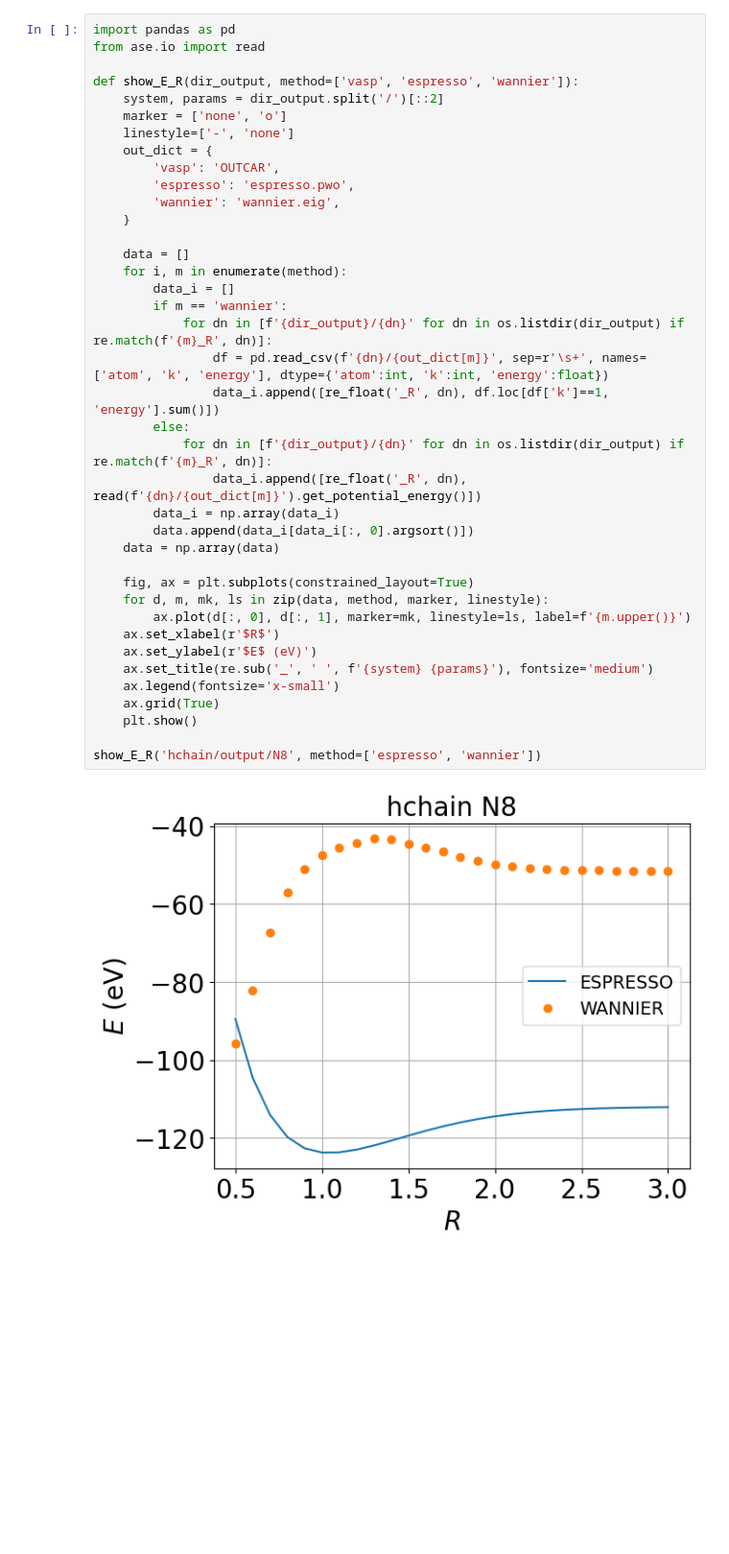
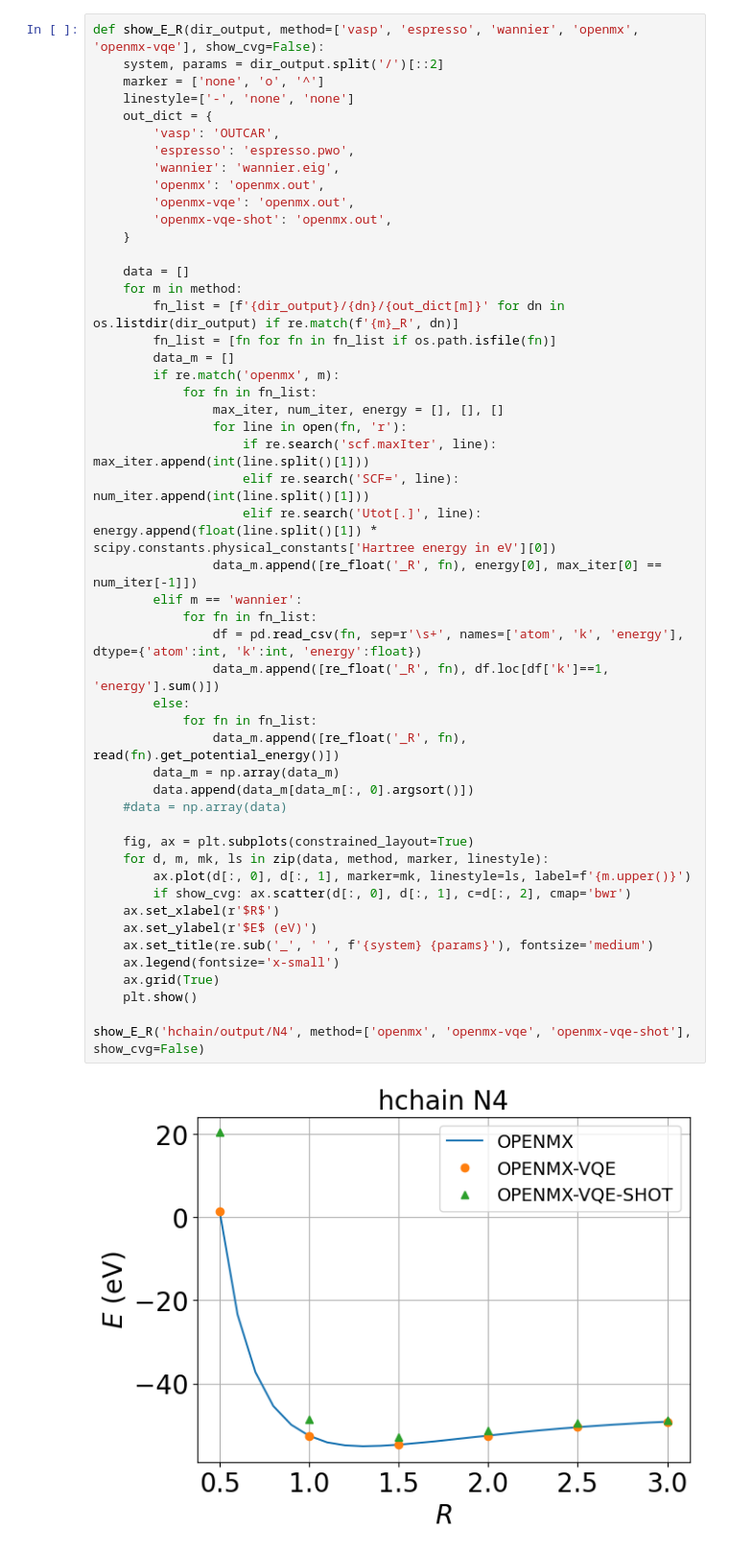
Before and after one commit to 9yelin9/qdft, a Jupyter notebook: qdft.ipynb, the cells around one changed output. Shown at 96% size. Saved outputs shown, nothing was run; the diff lists cells and outputs as text; blank space fills up the shorter version.

```diff
--- a/qdft.ipynb
+++ b/qdft.ipynb
@@ -69,46 +72,57 @@ R = 1.0
 dir_output = /home/yerin/qdft/output/N8/espresso_R1.00
 [figure]
 # %%
-import pandas as pd
-from ase.io import read
-
-def show_E_R(dir_output, method=['vasp', 'espresso', 'wannier']):
+def show_E_R(dir_output, method=['vasp', 'espresso', 'wannier', 'openmx', 'openmx-vqe'], show_cvg=False):
     system, params = dir_output.split('/')[::2]
-    marker = ['none', 'o']
-    linestyle=['-', 'none']
+    marker = ['none', 'o', '^']
+    linestyle=['-', 'none', 'none']
     out_dict = {
         'vasp': 'OUTCAR',
         'espresso': 'espresso.pwo',
         'wannier': 'wannier.eig',
+        'openmx': 'openmx.out',
+        'openmx-vqe': 'openmx.out',
+        'openmx-vqe-shot': 'openmx.out',
     }
 
     data = []
-    for i, m in enumerate(method):
-        data_i = []
-        if m == 'wannier':
-            for dn in [f'{dir_output}/{dn}' for dn in os.listdir(dir_output) if re.match(f'{m}_R', dn)]:
-                df = pd.read_csv(f'{dn}/{out_dict[m]}', sep=r'\s+', names=['atom', 'k', 'energy'], dtype={'atom':int, 'k':int, 'energy':float})
-                data_i.append([re_float('_R', dn), df.loc[df['k']==1, 'energy'].sum()])
+    for m in method:
+        fn_list = [f'{dir_output}/{dn}/{out_dict[m]}' for dn in os.listdir(dir_output) if re.match(f'{m}_R', dn)]
+        fn_list = [fn for fn in fn_list if os.path.isfile(fn)]
+        data_m = []
+        if re.match('openmx', m):
+            for fn in fn_list:
+                max_iter, num_iter, energy = [], [], []
+                for line in open(fn, 'r'):
+                    if re.search('scf.maxIter', line): max_iter.append(int(line.split()[1]))
+                    elif re.search('SCF=', line): num_iter.append(int(line.split()[1]))
+                    elif re.search('Utot[.]', line): energy.append(float(line.split()[1]) * scipy.constants.physical_constants['Hartree energy in eV'][0])
+                data_m.append([re_float('_R', fn), energy[0], max_iter[0] == num_iter[-1]])
+        elif m == 'wannier':
+            for fn in fn_list:
+                df = pd.read_csv(fn, sep=r'\s+', names=['atom', 'k', 'energy'], dtype={'atom':int, 'k':int, 'energy':float})
+                data_m.append([re_float('_R', fn), df.loc[df['k']==1, 'energy'].sum()])
         else:
-            for dn in [f'{dir_output}/{dn}' for dn in os.listdir(dir_output) if re.match(f'{m}_R', dn)]:
-                data_i.append([re_float('_R', dn), read(f'{dn}/{out_dict[m]}').get_potential_energy()])
-        data_i = np.array(data_i)
-        data.append(data_i[data_i[:, 0].argsort()])
-    data = np.array(data)
+            for fn in fn_list:
+                data_m.append([re_float('_R', fn), read(fn).get_potential_energy()])
+        data_m = np.array(data_m)
+        data.append(data_m[data_m[:, 0].argsort()])
+    #data = np.array(data)
 
     fig, ax = plt.subplots(constrained_layout=True)
     for d, m, mk, ls in zip(data, method, marker, linestyle):
         ax.plot(d[:, 0], d[:, 1], marker=mk, linestyle=ls, label=f'{m.upper()}')
+        if show_cvg: ax.scatter(d[:, 0], d[:, 1], c=d[:, 2], cmap='bwr')
     ax.set_xlabel(r'$R$')
     ax.set_ylabel(r'$E$ (eV)')
     ax.set_title(re.sub('_', ' ', f'{system} {params}'), fontsize='medium')
     ax.legend(fontsize='x-small')
     ax.grid(True)
     plt.show()
 
-show_E_R('hchain/output/N8', method=['espresso', 'wannier'])
+show_E_R('hchain/output/N4', method=['openmx', 'openmx-vqe', 'openmx-vqe-shot'], show_cvg=False)
 # %% [output]
-[figure, old version]
+[figure, new version]
 # %% [markdown]
 <div>
 <img src="fig/bs_eq_15.png" width="500"/>
```
Also changed, not shown: parts of 1 cell of this notebook, 12 other files.
